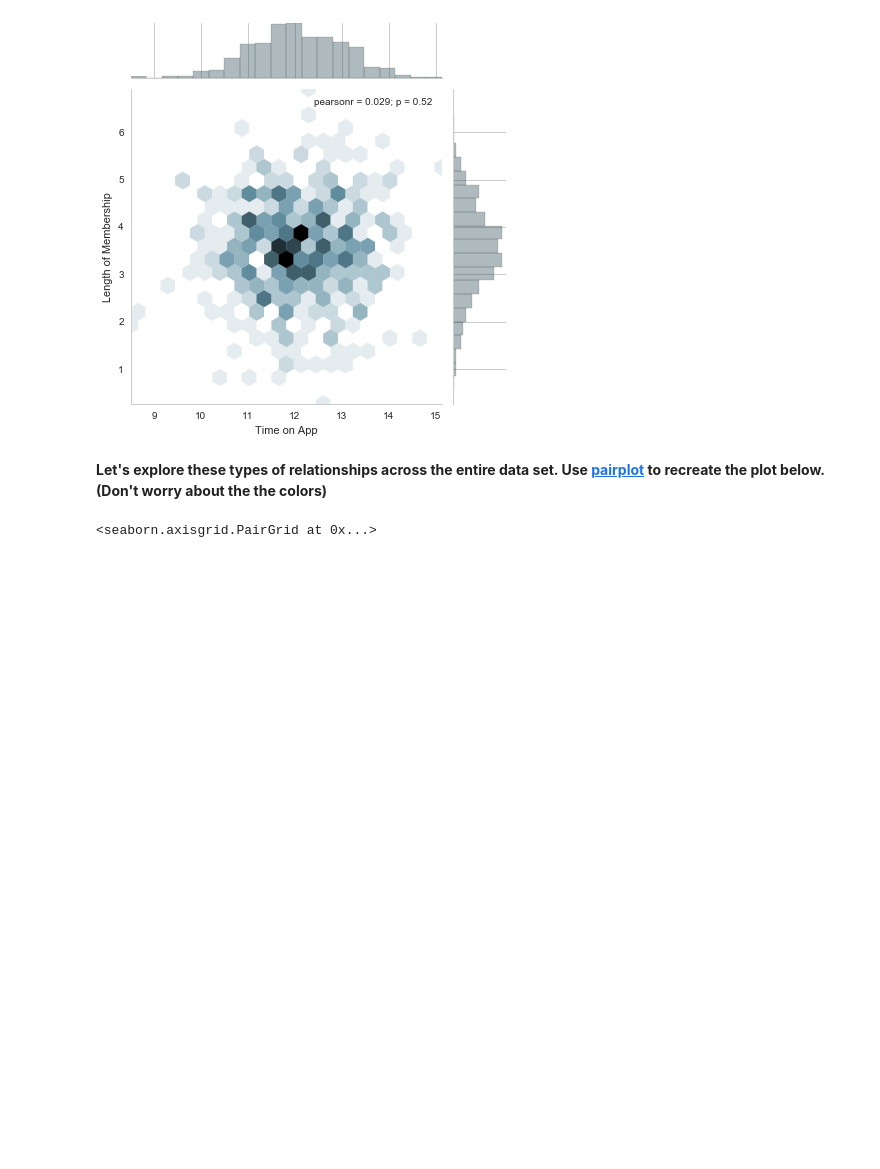
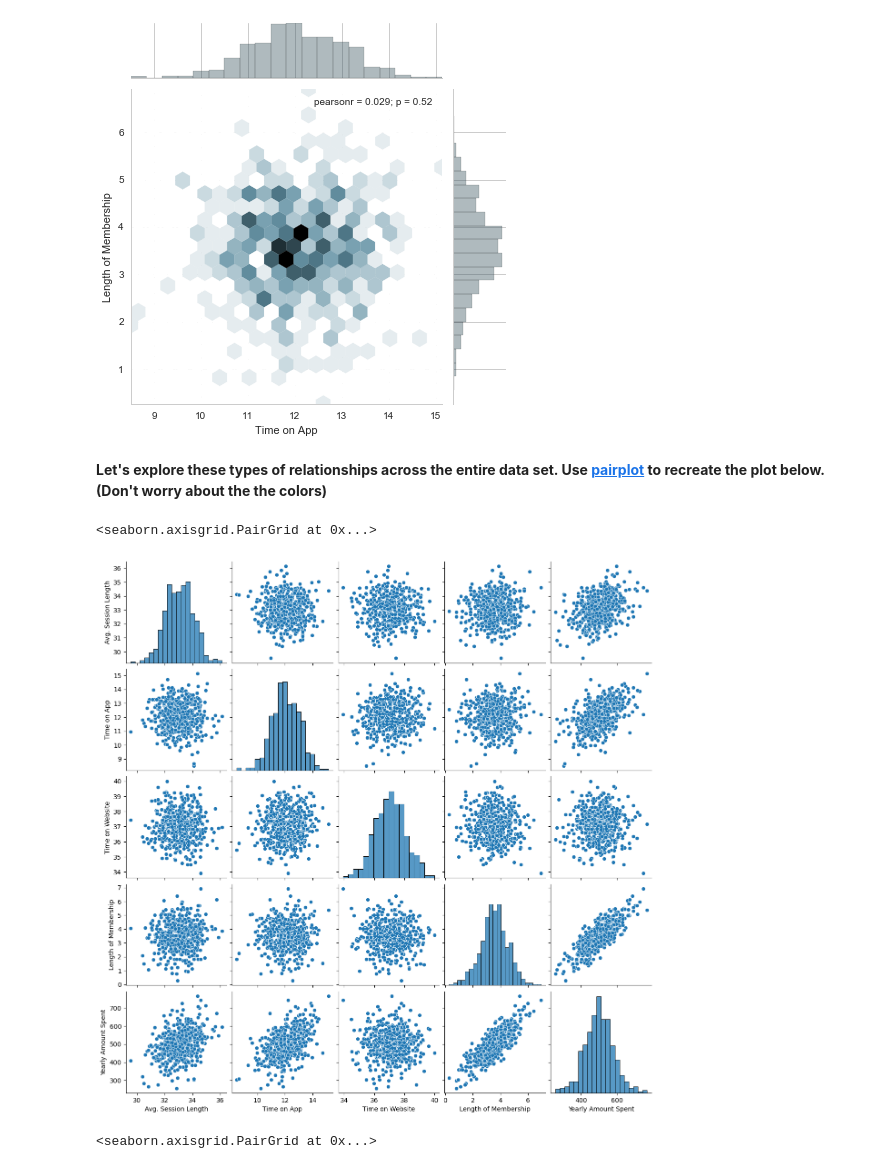
Before and after one commit to Gbohunmi/Python-for-Data-Science-and-Machine-Learning-Bootcamp-master, a Jupyter notebook: 11-Linear-Regression/02-Linear Regression Project.ipynb, the cells around one changed output. Saved outputs shown, nothing was run; the diff lists cells and outputs as text; code cells hidden in the pictures; blank space fills up the shorter version.

Commit message:
Seaborn Pairplot for the Customers Dataframe

```diff
--- a/11-Linear-Regression/02-Linear Regression Project.ipynb
+++ b/11-Linear-Regression/02-Linear Regression Project.ipynb
@@ -120,6 +120,11 @@ sns.jointplot(data=customers,x='Time on App', y='Length of Membership', kind='he
 [figure]
 # %% [markdown]
 **Let's explore these types of relationships across the entire data set. Use [pairplot](https://stanford.edu/~mwaskom/software/seaborn/tutorial/axis_grids.html#plotting-pairwise-relationships-with-pairgrid-and-pairplot) to recreate the plot below.(Don't worry about the the colors)**
+# %%
+sns.pairplot(data=customers)
+# %% [output]
+<seaborn.axisgrid.PairGrid at 0x...>
+[figure, added]
 # %%
 # %% [output]
 <seaborn.axisgrid.PairGrid at 0x...>
```
